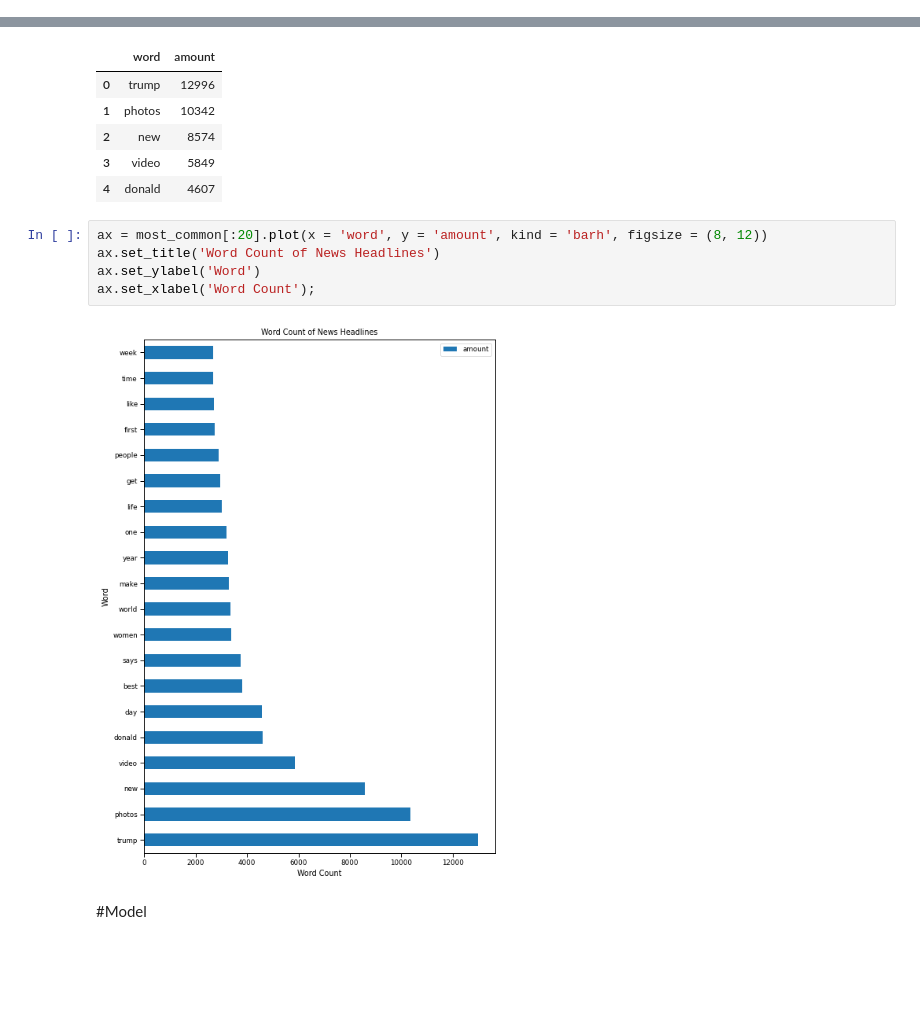
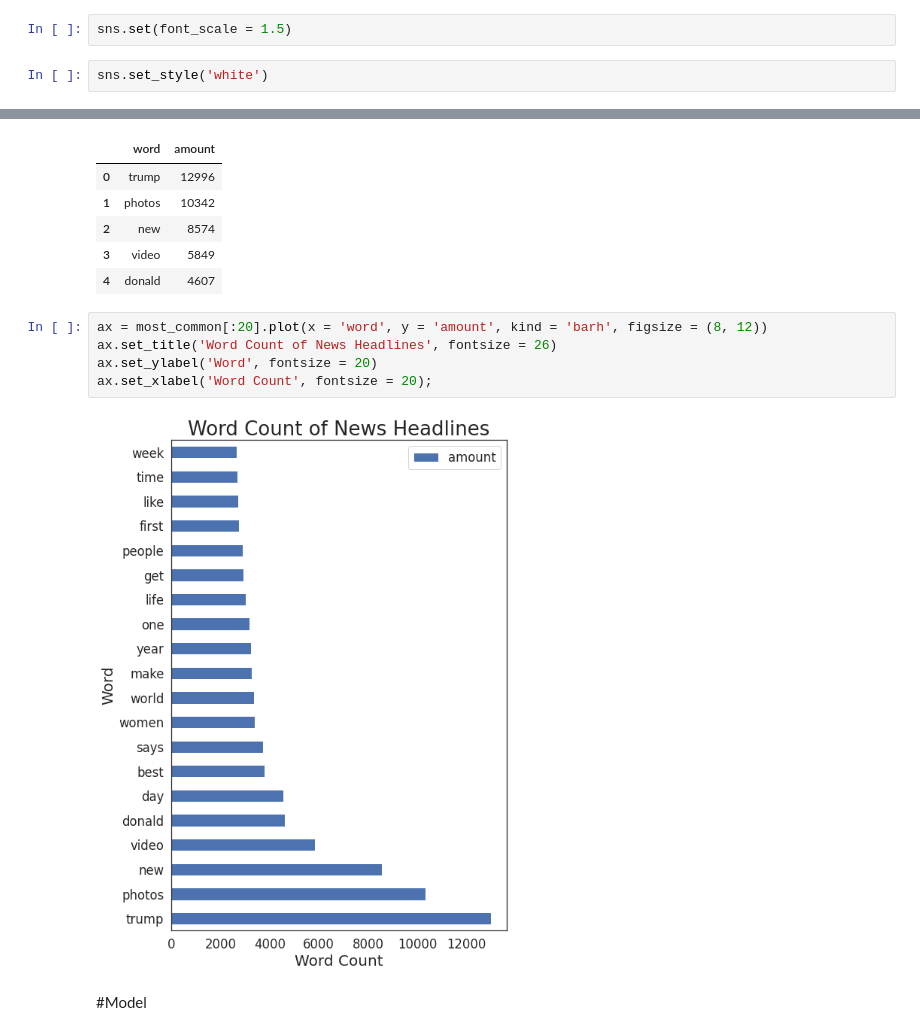
Before and after one commit to lauren-esser/Better-Stock-Market-Prediction, a Jupyter notebook: Final.ipynb, the cells around one changed output, grey strips where cells are left out. Saved outputs shown, nothing was run; the diff lists cells and outputs as text; blank space fills up the shorter version.

```diff
--- a/Final.ipynb
+++ b/Final.ipynb
@@ -701,6 +703,10 @@ news.head(5)
 ### Stocks Exploration
 # %% [markdown]
 ###### Line Plot
+# %%
+sns.set(font_scale = 1.5)
+# %%
+sns.set_style('white')
 # %%
 #line plot of stocks price over the years
 fig = plt.figure(figsize = (15, 8))
@@ -913,11 +924,11 @@ most_common.head()
 | 4 | donald | 4607 |
 # %%
 ax = most_common[:20].plot(x = 'word', y = 'amount', kind = 'barh', figsize = (8, 12))
-ax.set_title('Word Count of News Headlines')
-ax.set_ylabel('Word')
-ax.set_xlabel('Word Count');
+ax.set_title('Word Count of News Headlines', fontsize = 26)
+ax.set_ylabel('Word', fontsize = 20)
+ax.set_xlabel('Word Count', fontsize = 20);
 # %% [output]
-[figure, old version]
+[figure, new version]
 # %% [markdown]
 #Model
 # %% [markdown]
```
Also changed, not shown: parts of 65 cells of this notebook.
